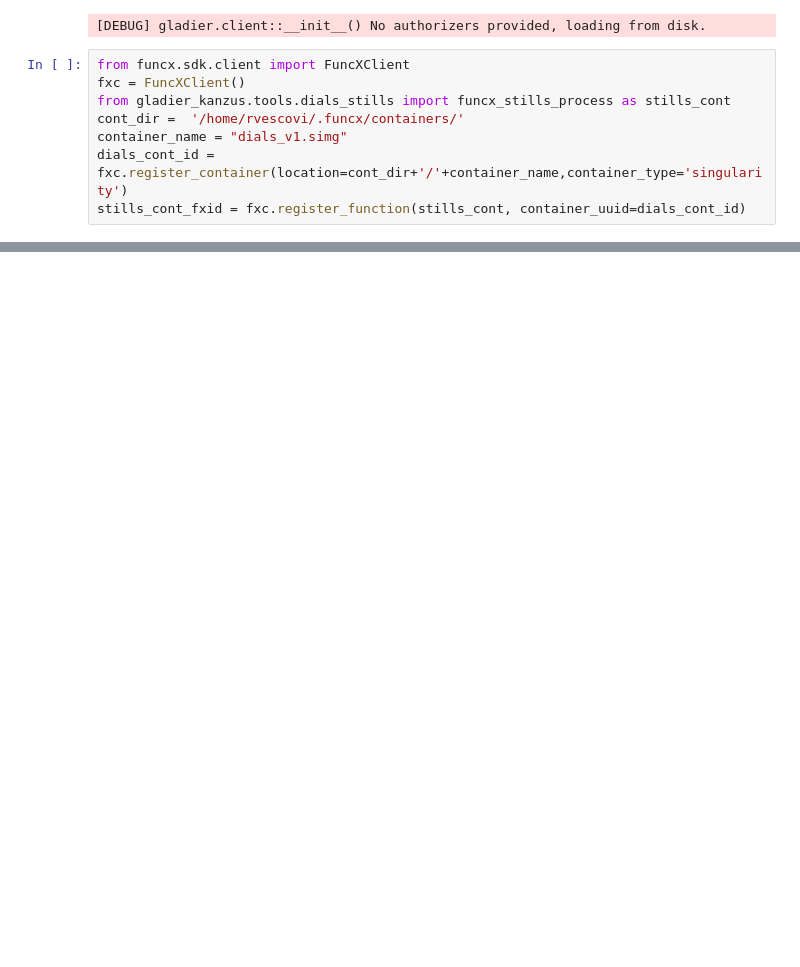
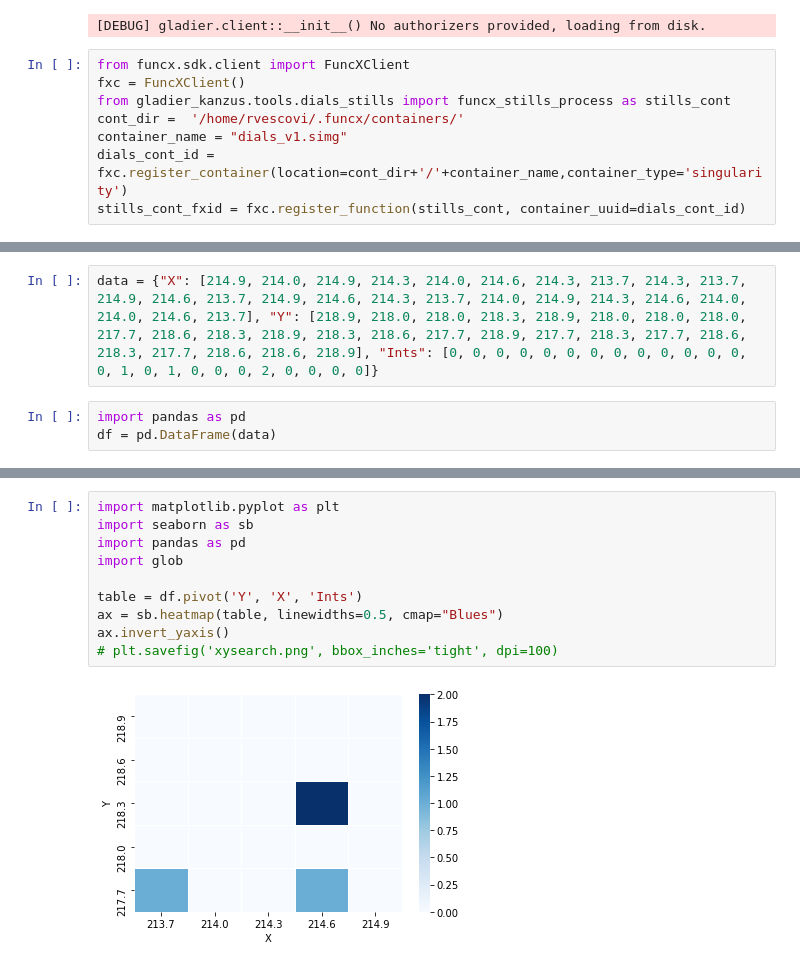
Before and after one commit to globus-gladier/gladier_kanzus, a Jupyter notebook: xy_search.ipynb, the cells around one changed output, grey strips where cells are left out. Cells and saved outputs as stored; diff of their text form; blank space fills up the shorter version.

Commit message:
Add a plotting tool for xy search

```diff
--- a/xy_search.ipynb
+++ b/xy_search.ipynb
@@ -148,0 +152,5 @@ phils_flow = search_client.start_flow(flow_input=flow_input)
+# %%
+data = {"X": [214.9, 214.0, 214.9, 214.3, 214.0, 214.6, 214.3, 213.7, 214.3, 213.7, 214.9, 214.6, 213.7, 214.9, 214.6, 214.3, 213.7, 214.0, 214.9, 214.3, 214.6, 214.0, 214.0, 214.6, 213.7], "Y": [218.9, 218.0, 218.0, 218.3, 218.9, 218.0, 218.0, 218.0, 217.7, 218.6, 218.3, 218.9, 218.3, 218.6, 217.7, 218.9, 217.7, 218.3, 217.7, 218.6, 218.3, 217.7, 218.6, 218.6, 218.9], "Ints": [0, 0, 0, 0, 0, 0, 0, 0, 0, 0, 0, 0, 0, 0, 1, 0, 1, 0, 0, 0, 2, 0, 0, 0, 0]}
+# %%
+import pandas as pd
+df = pd.DataFrame(data)
@@ -148,0 +177,12 @@ phils_flow = search_client.start_flow(flow_input=flow_input)
+# %%
+import matplotlib.pyplot as plt
+import seaborn as sb
+import pandas as pd
+import glob
+
+table = df.pivot('Y', 'X', 'Ints')
+ax = sb.heatmap(table, linewidths=0.5, cmap="Blues")
+ax.invert_yaxis()
+# plt.savefig('xysearch.png', bbox_inches='tight', dpi=100)
+# %% [output]
+[figure, added]
```
Also changed, not shown: parts of 7 cells of this notebook, 5 other files.
